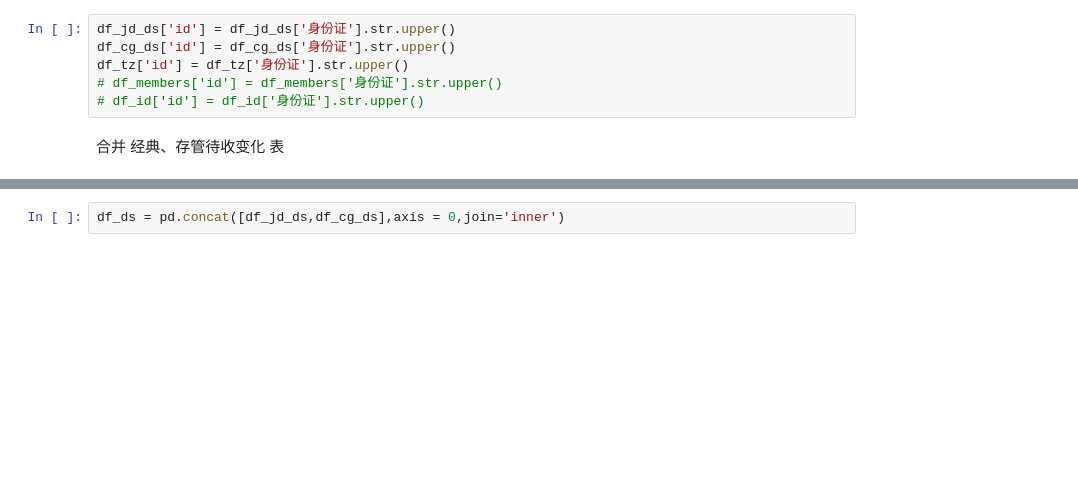
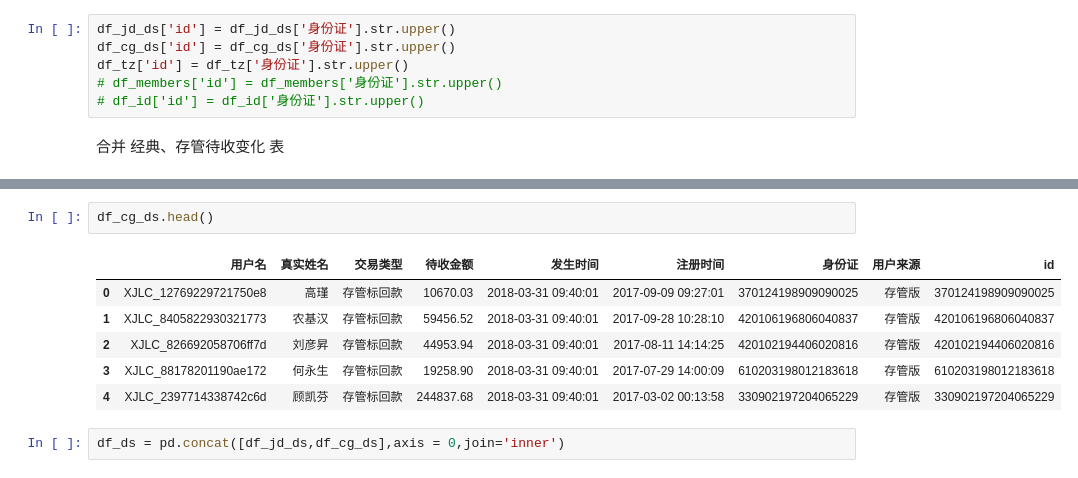
Before and after one commit to junzhu-github/python_code, a Jupyter notebook: Jupyter/流失用户分布.ipynb, the cells around one changed output, grey strips where cells are left out. Drawn from its saved outputs; the diff is of its cells as text; blank space fills up the shorter version.

```diff
--- a/Jupyter/流失用户分布.ipynb
+++ b/Jupyter/流失用户分布.ipynb
@@ -31,2 +40,11 @@ df_tz['id'] = df_tz['身份证'].str.upper()
+# %%
+df_cg_ds.head()
+# %% [output]
+|  | 用户名 | 真实姓名 | 交易类型 | 待收金额 | 发生时间 | 注册时间 | 身份证 | 用户来源 | id |
+| 0 | XJLC_12769229721750e8 | 高瑾 | 存管标回款 | 10670.03 | 2018-03-31 09:40:01 | 2017-09-09 09:27:01 | 370124198909090025 | 存管版 | 370124198909090025 |
+| 1 | XJLC_8405822930321773 | 农基汉 | 存管标回款 | 59456.52 | 2018-03-31 09:40:01 | 2017-09-28 10:28:10 | 420106196806040837 | 存管版 | 420106196806040837 |
+| 2 | XJLC_826692058706ff7d | 刘彦昇 | 存管标回款 | 44953.94 | 2018-03-31 09:40:01 | 2017-08-11 14:14:25 | 420102194406020816 | 存管版 | 420102194406020816 |
+| 3 | XJLC_88178201190ae172 | 何永生 | 存管标回款 | 19258.90 | 2018-03-31 09:40:01 | 2017-07-29 14:00:09 | 610203198012183618 | 存管版 | 610203198012183618 |
+| 4 | XJLC_2397714338742c6d | 顾凯芬 | 存管标回款 | 244837.68 | 2018-03-31 09:40:01 | 2017-03-02 00:13:58 | 330902197204065229 | 存管版 | 330902197204065229 |
 # %%
 df_ds = pd.concat([df_jd_ds,df_cg_ds],axis = 0,join='inner')
```
Also changed, not shown: parts of 12 cells of this notebook, 8 other files.
